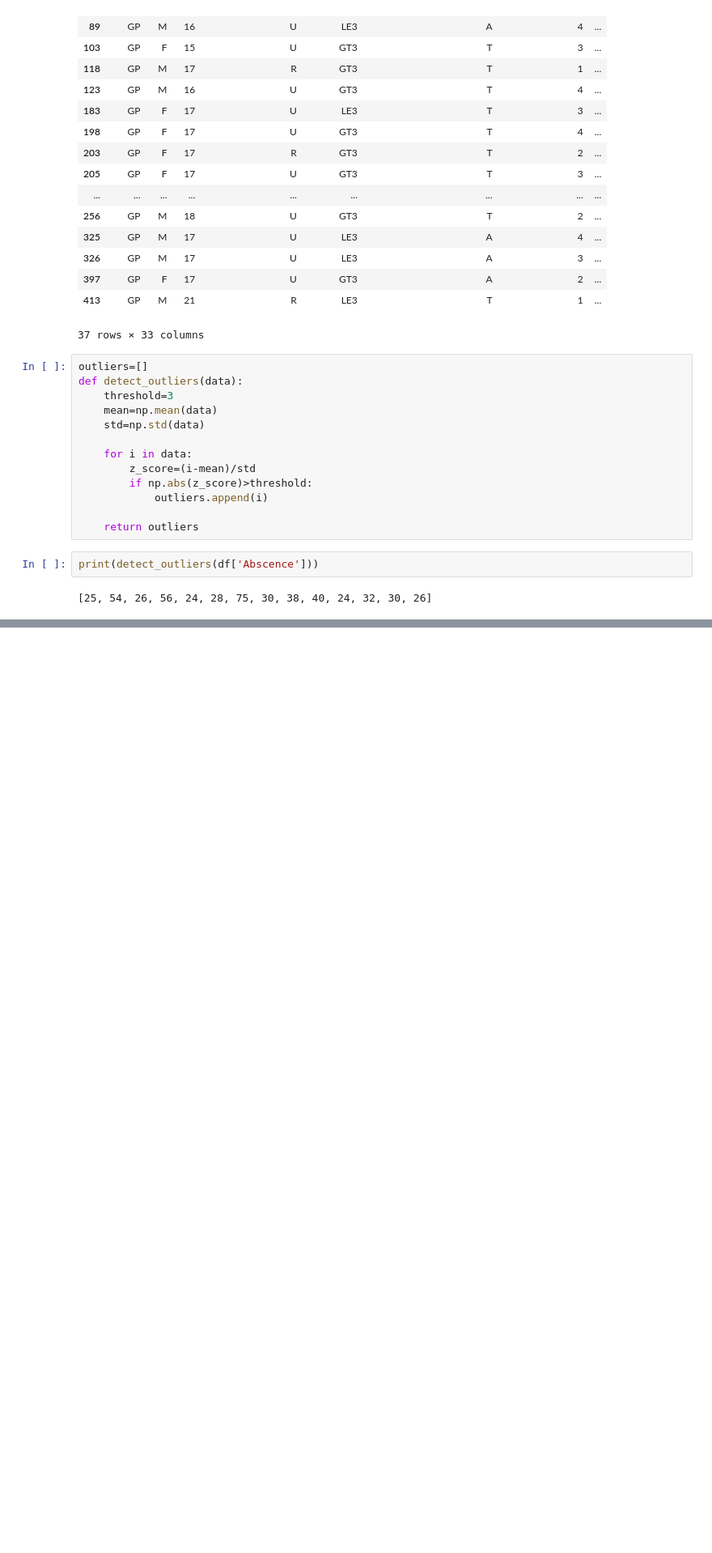
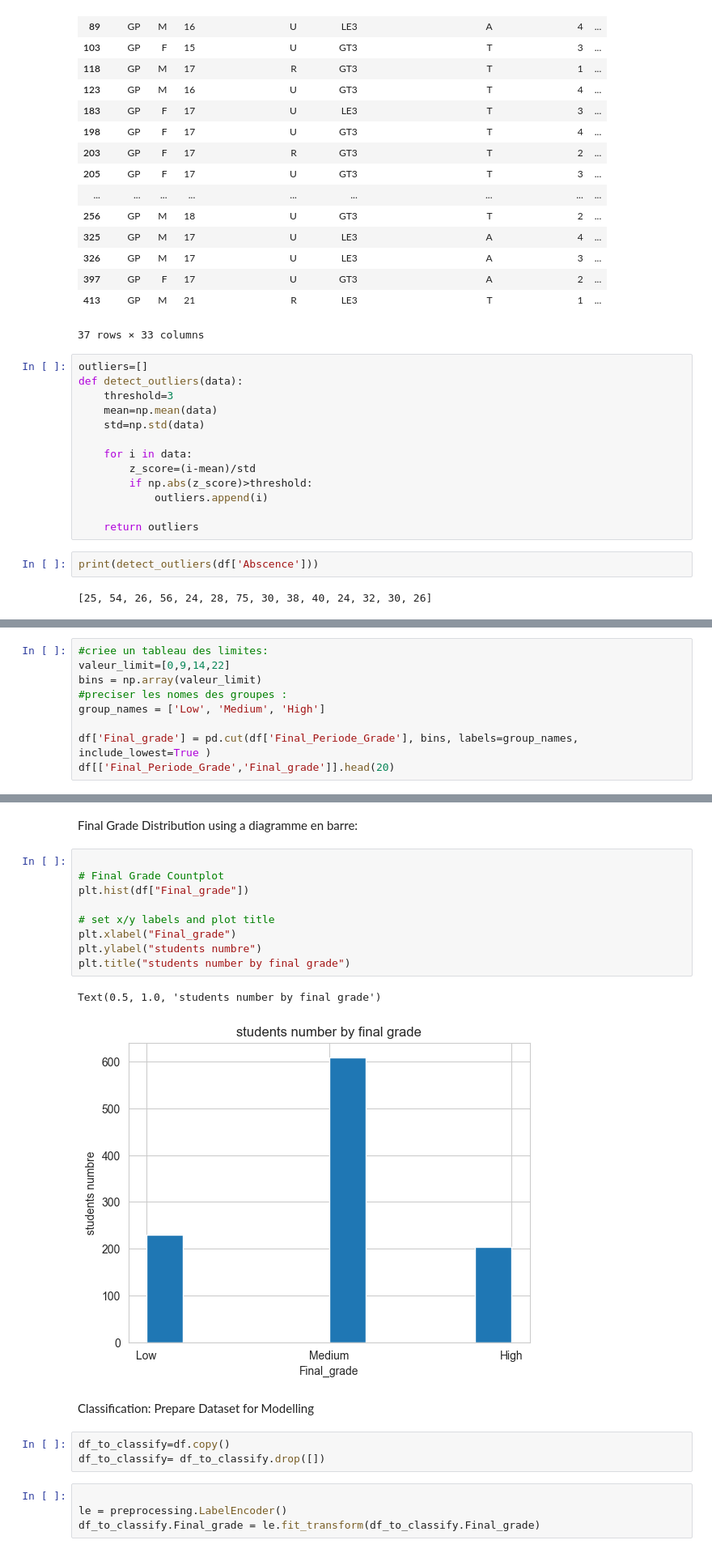
Before and after one commit to AyoubSamy/performance_student_analysis_project, a Jupyter notebook: notebook/notbook1.ipynb, the cells around one changed output, grey strips where cells are left out. Shown: that part at 81% size. Saved outputs shown, nothing was run; the diff lists cells and outputs as text; blank space fills up the shorter version.

```diff
--- a/notebook/notbook1.ipynb
+++ b/notebook/notbook1.ipynb
@@ -226,0 +229,9 @@ sns.scatterplot(x=df['Seconde_Periode_Grade'], y=df['Final_Periode_Grade'])
+# %%
+#criee un tableau des limites:
+valeur_limit=[0,9,14,22]
+bins = np.array(valeur_limit)
+#preciser les nomes des groupes :
+group_names = ['Low', 'Medium', 'High']
+
+df['Final_grade'] = pd.cut(df['Final_Periode_Grade'], bins, labels=group_names, include_lowest=True )
+df[['Final_Periode_Grade','Final_grade']].head(20)
@@ -226,0 +256,24 @@ sns.scatterplot(x=df['Seconde_Periode_Grade'], y=df['Final_Periode_Grade'])
+# %% [markdown]
+Final Grade Distribution using a diagramme en barre:
+# %%
+
+# Final Grade Countplot
+plt.hist(df["Final_grade"])
+
+# set x/y labels and plot title
+plt.xlabel("Final_grade")
+plt.ylabel("students numbre")
+plt.title("students number by final grade")
+# %% [output]
+Text(0.5, 1.0, 'students number by final grade')
+[figure, added]
+# %% [markdown]
+Classification:
+ Prepare Dataset for Modelling
+# %%
+df_to_classify=df.copy()
+df_to_classify= df_to_classify.drop([])
+# %%
+
+le = preprocessing.LabelEncoder()
+df_to_classify.Final_grade = le.fit_transform(df_to_classify.Final_grade)
```
Also changed, not shown: parts of 9 cells of this notebook.
